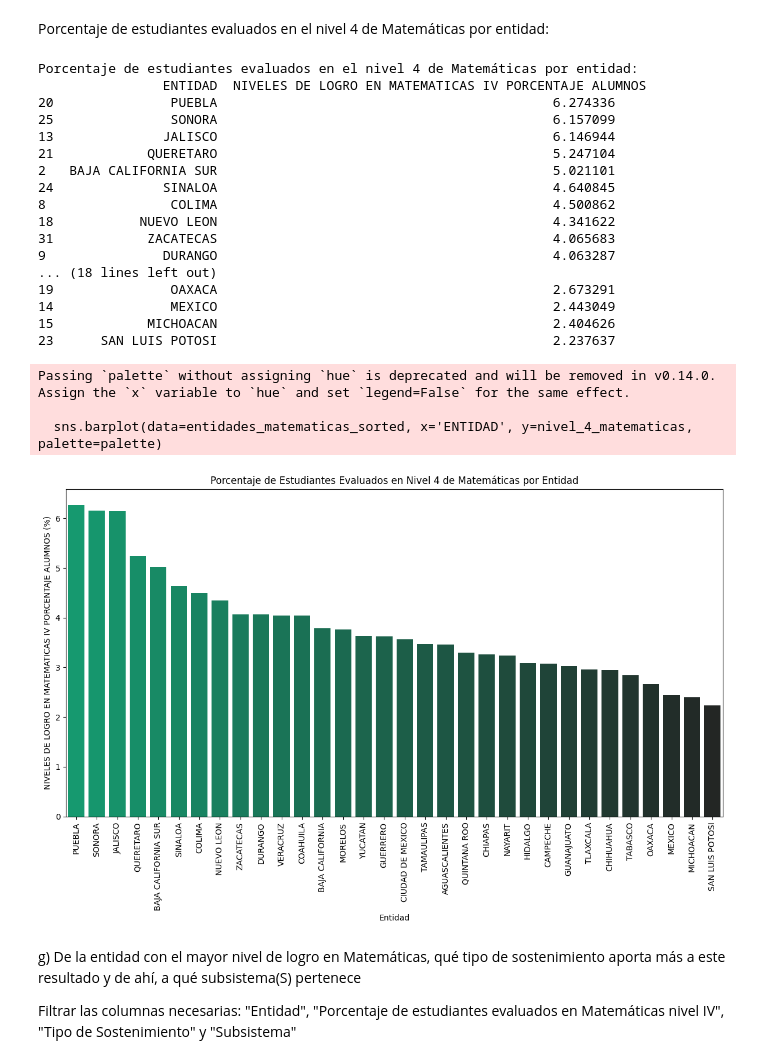
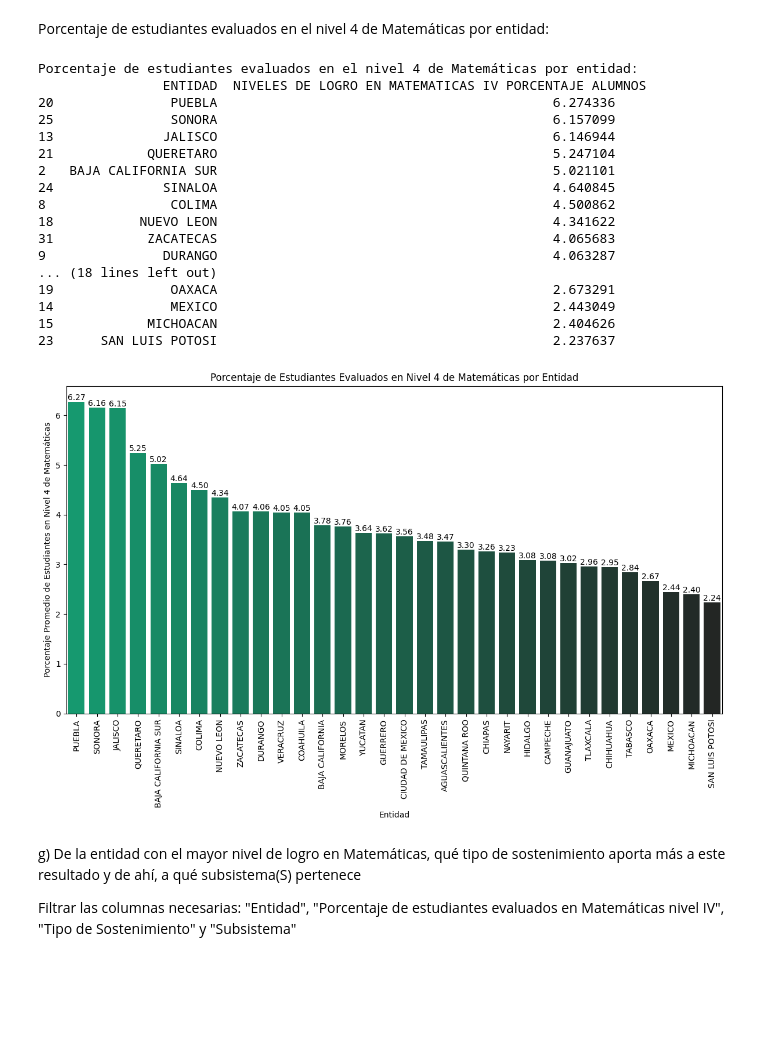
Before and after one commit to EmePin/Analisis-de-datos, a Jupyter notebook: Analisis_PLANEA_MS_2017.ipynb, the cells around one changed output. Saved outputs shown, nothing was run; the diff lists cells and outputs as text; code cells hidden in the pictures; blank space fills up the shorter version.

```diff
--- a/Analisis_PLANEA_MS_2017.ipynb
+++ b/Analisis_PLANEA_MS_2017.ipynb
@@ -424,6 +424,10 @@ Top 5 entidades con mayor porcentaje de estudiantes en el nivel 4 de Matemática
 # %% [markdown]
 Porcentaje de estudiantes evaluados en el nivel 4 de Matemáticas por entidad:
 # %%
+import matplotlib.pyplot as plt
+import seaborn as sns
+import pandas as pd
+import numpy as np
 
 def crear_grafica(df_melted, title, categoria_col):
     """Crea el gráfico de barras con estilo mejorado."""
@@ -432,16 +436,18 @@ def crear_grafica(df_melted, title, categoria_col):
     # Paleta de colores personalizada basada en #00af77 con tonos más oscuros
     n_colors = len(df_melted["Nivel de Logro"].unique())
     verde_base = "#00af77"
-    palette = sns.dark_palette(verde_base, n_colors=n_colors, reverse=True)  # Tonos más oscuros
+    palette = sns.dark_palette(verde_base, n_colors=n_colors, reverse=True)
 
     sns.barplot(data=df_melted, x=categoria_col, y="Porcentaje de Alumnos", hue="Nivel de Logro", palette=palette, errorbar=None)
 
     plt.title(f'Porcentaje de Estudiantes en Cada Nivel de Logro en {title}')
     plt.xlabel(categoria_col)
     plt.ylabel('Porcentaje de Alumnos')
-    plt.xticks(rotation=45, ha='right')  # Rotación y alineación de etiquetas
+    plt.xticks(rotation=45, ha='right')
     plt.tight_layout()
     plt.show()
+
+# Asumo que 'df' es tu DataFrame original
 
 # TODAS LAS ENTIDADES
 
@@ -460,41 +466,50 @@ entidades_matematicas_sorted = entidades_matematicas_avg.sort_values(by=nivel_4_
 # Imprimir la tabla con los datos completos (todas las entidades)
 print("Porcentaje de estudiantes evaluados en el nivel 4 de Matemáticas por entidad:")
 print(entidades_matematicas_sorted)
 
 # Graficar todos los datos de las entidades con el mayor porcentaje en el nivel 4 de Matemáticas
 plt.figure(figsize=(12, 8))
-n_colors = len(entidades_matematicas_sorted)
+
+# Crear la paleta personalizada con varios tonos
+n_colors_entidades = len(entidades_matematicas_sorted)
 verde_base = "#00af77"
-palette = sns.dark_palette(verde_base, n_colors=n_colors, reverse=True)  # Tonos más oscuros
-sns.barplot(data=entidades_matematicas_sorted, x='ENTIDAD', y=nivel_4_matematicas, palette=palette)
+palette_entidades = sns.dark_palette(verde_base, n_colors=n_colors_entidades, reverse=True)
+
+# Crear una variable ficticia para usar con hue con múltiples categorías
+entidades_matematicas_sorted['hue_dummy'] = np.arange(len(entidades_matematicas_sorted))
+
+sns.barplot(data=entidades_matematicas_sorted, x='ENTIDAD', y=nivel_4_matematicas, hue='hue_dummy', palette=palette_entidades, legend=False)
+
 plt.title('Porcentaje de Estudiantes Evaluados en Nivel 4 de Matemáticas por Entidad')
 plt.xlabel('Entidad')
-plt.ylabel(f'{nivel_4_matematicas} (%)')
+plt.ylabel(f'Porcentaje Promedio de Estudiantes en Nivel 4 de Matemáticas')
 plt.xticks(rotation=90)
+
+# Añadir etiquetas de valor
+for index, value in enumerate(entidades_matematicas_sorted[nivel_4_matematicas]):
+    plt.text(index, value, f'{value:.2f}', ha='center', va='bottom')
+
 plt.tight_layout()
 plt.show()
 # %% [output]
 Porcentaje de estudiantes evaluados en el nivel 4 de Matemáticas por entidad:
                 ENTIDAD  NIVELES DE LOGRO EN MATEMATICAS IV PORCENTAJE ALUMNOS
 20               PUEBLA                                           6.274336
 25               SONORA                                           6.157099
 13              JALISCO                                           6.146944
 21            QUERETARO                                           5.247104
 2   BAJA CALIFORNIA SUR                                           5.021101
 24              SINALOA                                           4.640845
 8                COLIMA                                           4.500862
 18           NUEVO LEON                                           4.341622
 31            ZACATECAS                                           4.065683
 9               DURANGO                                           4.063287
 ... (18 lines left out)
 19               OAXACA                                           2.673291
 14               MEXICO                                           2.443049
 15            MICHOACAN                                           2.404626
 23      SAN LUIS POTOSI                                           2.237637
-Passing `palette` without assigning `hue` is deprecated and will be removed in v0.14.0. Assign the `x` variable to `hue` and set `legend=False` for the same effect.
-
-  sns.barplot(data=entidades_matematicas_sorted, x='ENTIDAD', y=nivel_4_matematicas, palette=palette)
-[figure, old version]
+[figure, new version]
 # %% [markdown]
 g) De la entidad con el mayor nivel de logro en Matemáticas, qué
 tipo de sostenimiento aporta más a este resultado y de ahí, a
```
